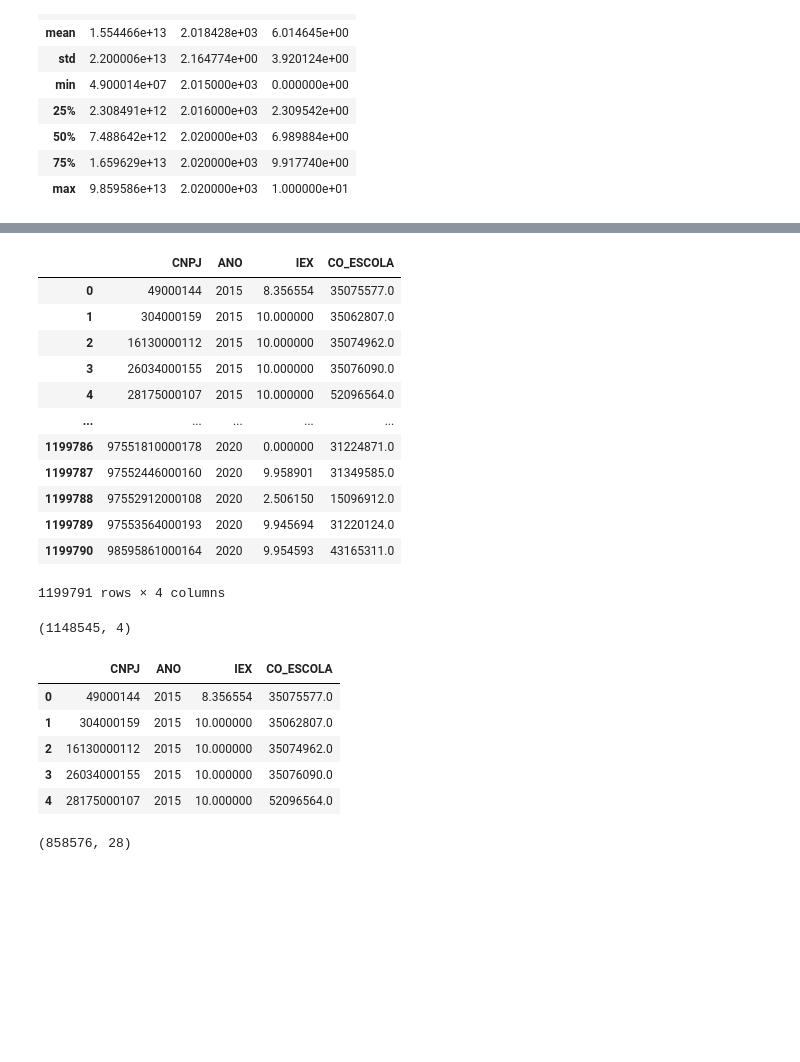
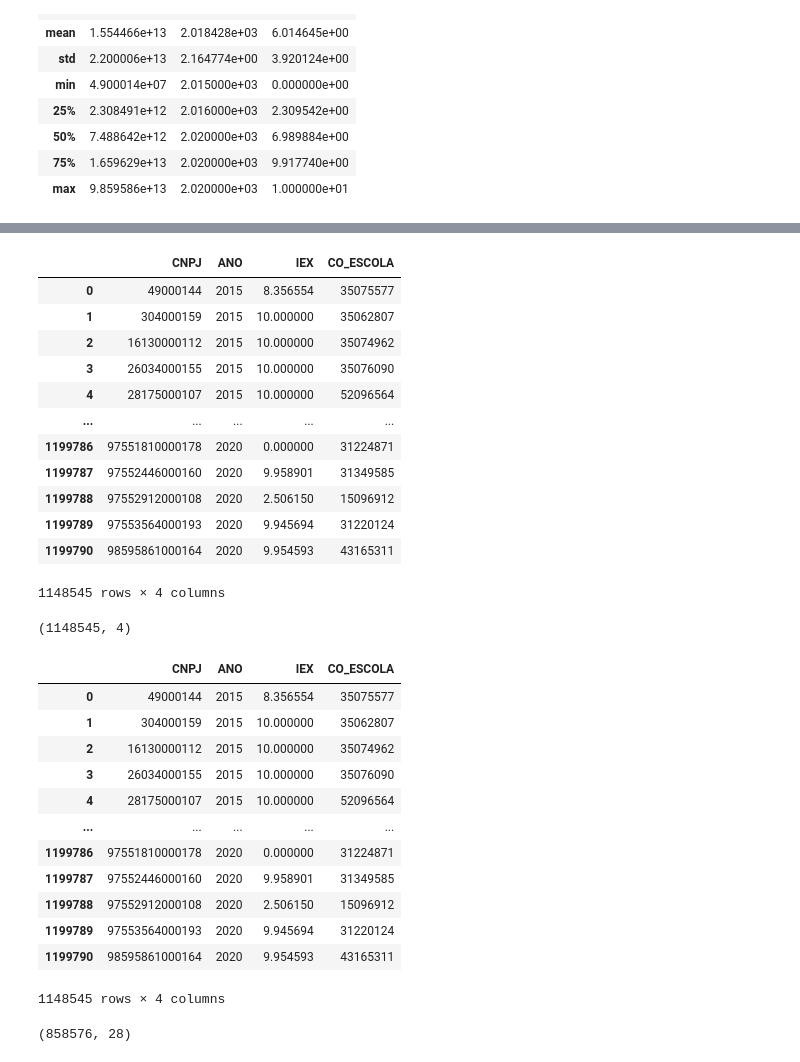
Before and after one commit to Fernandateireis/pol_edu, a Jupyter notebook: notebooks/pre-processing-merge.ipynb, the cells around one changed output, grey strips where cells are left out. Drawn from its saved outputs; the diff is of its cells as text; code cells hidden in the pictures; blank space fills up the shorter version.

```diff
--- a/notebooks/pre-processing-merge.ipynb
+++ b/notebooks/pre-processing-merge.ipynb
@@ -127,33 +138,42 @@ escola.head()
 # %%
 merge_iex_escola = pd.merge(df, escola, on='CNPJ', how='left')
+merge_iex_escola.dropna(inplace=True)
+merge_iex_escola['CO_ESCOLA'] = merge_iex_escola['CO_ESCOLA'].astype(int)
 merge_iex_escola
 # %% [output]
 |  | CNPJ | ANO | IEX | CO_ESCOLA |
-| 0 | 49000144 | 2015 | 8.356554 | 35075577.0 |
-| 1 | 304000159 | 2015 | 10.000000 | 35062807.0 |
-| 2 | 16130000112 | 2015 | 10.000000 | 35074962.0 |
-| 3 | 26034000155 | 2015 | 10.000000 | 35076090.0 |
-| 4 | 28175000107 | 2015 | 10.000000 | 52096564.0 |
+| 0 | 49000144 | 2015 | 8.356554 | 35075577 |
+| 1 | 304000159 | 2015 | 10.000000 | 35062807 |
+| 2 | 16130000112 | 2015 | 10.000000 | 35074962 |
+| 3 | 26034000155 | 2015 | 10.000000 | 35076090 |
+| 4 | 28175000107 | 2015 | 10.000000 | 52096564 |
 | ... | ... | ... | ... | ... |
-| 1199786 | 97551810000178 | 2020 | 0.000000 | 31224871.0 |
-| 1199787 | 97552446000160 | 2020 | 9.958901 | 31349585.0 |
-| 1199788 | 97552912000108 | 2020 | 2.506150 | 15096912.0 |
-| 1199789 | 97553564000193 | 2020 | 9.945694 | 31220124.0 |
-| 1199790 | 98595861000164 | 2020 | 9.954593 | 43165311.0 |
+| 1199786 | 97551810000178 | 2020 | 0.000000 | 31224871 |
+| 1199787 | 97552446000160 | 2020 | 9.958901 | 31349585 |
+| 1199788 | 97552912000108 | 2020 | 2.506150 | 15096912 |
+| 1199789 | 97553564000193 | 2020 | 9.945694 | 31220124 |
+| 1199790 | 98595861000164 | 2020 | 9.954593 | 43165311 |
-1199791 rows × 4 columns
+1148545 rows × 4 columns
 # %%
 merge_iex_escola.isna().sum()
 merge_iex_escola.dropna(inplace=True)
 print(merge_iex_escola.shape)
-merge_iex_escola.head()
+merge_iex_escola
 # %% [output]
 (1148545, 4)
 |  | CNPJ | ANO | IEX | CO_ESCOLA |
-| 0 | 49000144 | 2015 | 8.356554 | 35075577.0 |
-| 1 | 304000159 | 2015 | 10.000000 | 35062807.0 |
-| 2 | 16130000112 | 2015 | 10.000000 | 35074962.0 |
-| 3 | 26034000155 | 2015 | 10.000000 | 35076090.0 |
-| 4 | 28175000107 | 2015 | 10.000000 | 52096564.0 |
+| 0 | 49000144 | 2015 | 8.356554 | 35075577 |
+| 1 | 304000159 | 2015 | 10.000000 | 35062807 |
+| 2 | 16130000112 | 2015 | 10.000000 | 35074962 |
+| 3 | 26034000155 | 2015 | 10.000000 | 35076090 |
+| 4 | 28175000107 | 2015 | 10.000000 | 52096564 |
+| ... | ... | ... | ... | ... |
+| 1199786 | 97551810000178 | 2020 | 0.000000 | 31224871 |
+| 1199787 | 97552446000160 | 2020 | 9.958901 | 31349585 |
+| 1199788 | 97552912000108 | 2020 | 2.506150 | 15096912 |
+| 1199789 | 97553564000193 | 2020 | 9.945694 | 31220124 |
+| 1199790 | 98595861000164 | 2020 | 9.954593 | 43165311 |
+1148545 rows × 4 columns
 # %%
 censo = pd.read_csv('/home/freitas/Downloads/internet2/data/censo_2014_2020.csv')
 # rename columns CO_ENTIDADE to CO_ESCOLA
```
Also changed, not shown: parts of 12 cells of this notebook.
